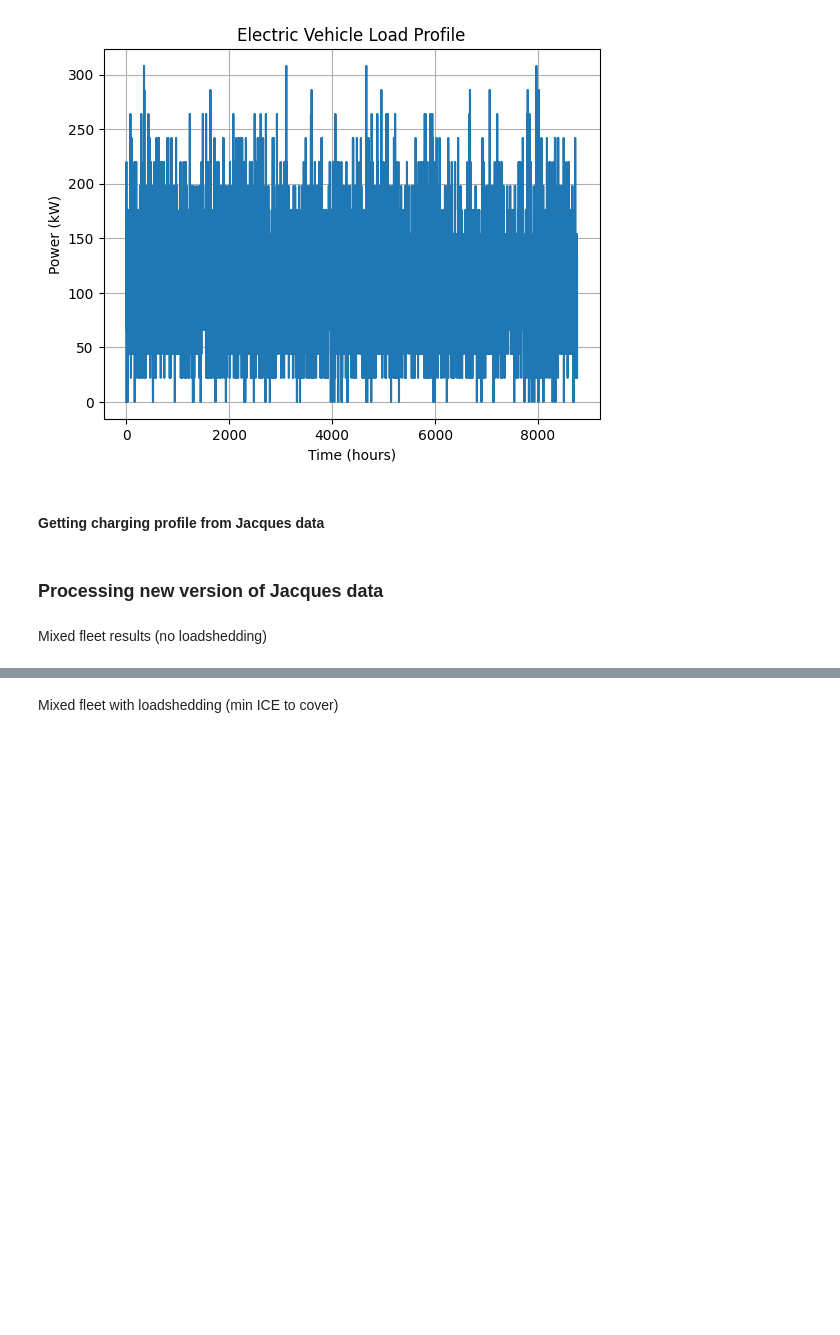
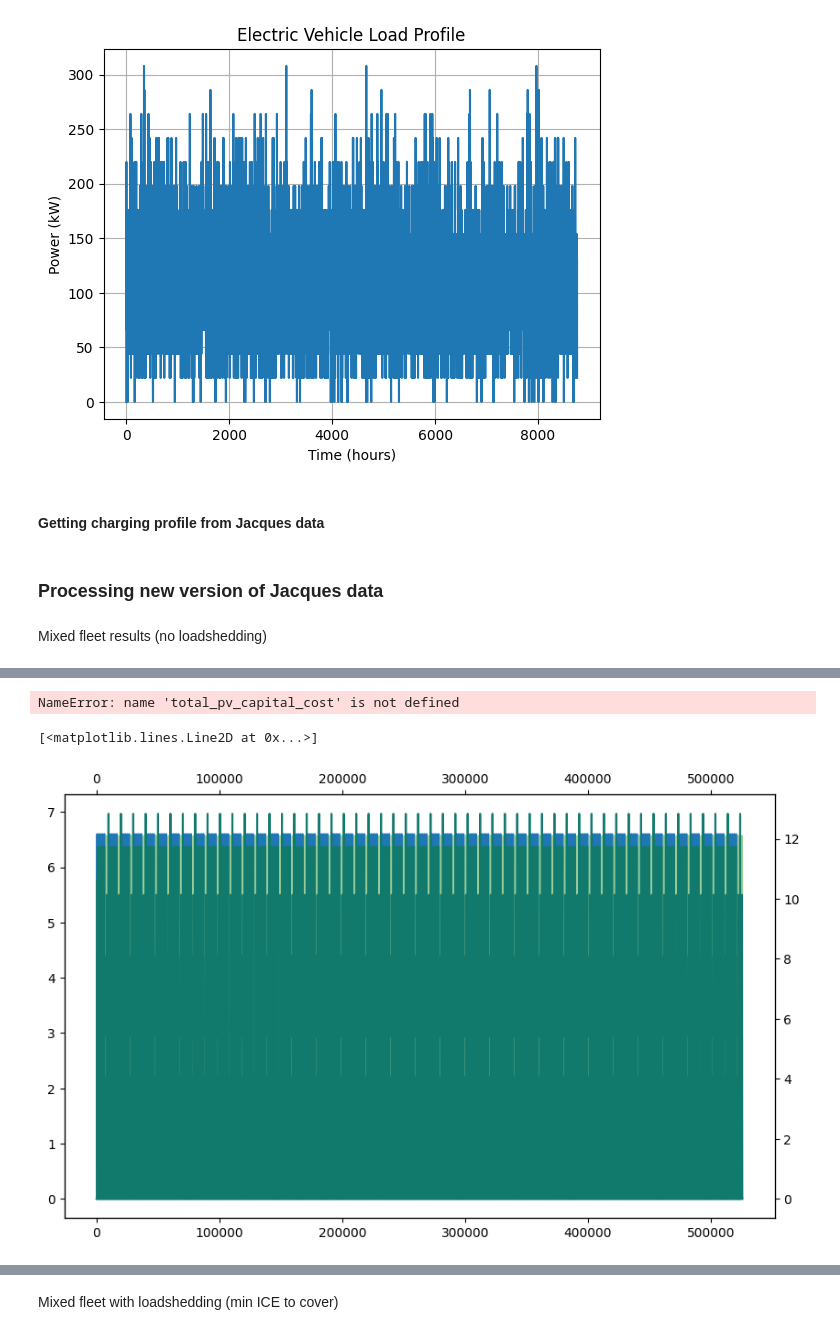
Before and after one commit to ChullEPG/solar_storage_sizing_optimization, a Jupyter notebook: run_model.ipynb, the cells around one changed output, grey strips where cells are left out. Cells and saved outputs as stored; diff of their text form; code cells hidden in the pictures; blank space fills up the shorter version.

```diff
--- a/run_model.ipynb
+++ b/run_model.ipynb
@@ -240,7 +276,7 @@ def process_ev_schedule_data(filepath):
     return station_load_profile
 
 
-def downsample_hourly_to_minutely(df):
+def downsample_minutely_to_hourly(df):
 
     # Select every 60th row using array indexing
     hourly_charging_profile = df.rolling(window=60).sum().iloc[::60]
@@ -289,10 +325,10 @@ annual_75_perc_ev = pd.concat([pd.concat([weekly_75_perc_ev] * 52, ignore_index=
 annual_100_perc_ev = pd.concat([pd.concat([weekly_100_perc_ev] * 52, ignore_index=True), sat_100_perc_ev], ignore_index=True)
 
 # Downsample from minutely to hourly
-annual_25_perc_ev = downsample_hourly_to_minutely(annual_25_perc_ev)
-annual_50_perc_ev = downsample_hourly_to_minutely(annual_50_perc_ev)
-annual_75_perc_ev = downsample_hourly_to_minutely(annual_75_perc_ev)
-annual_100_perc_ev = downsample_hourly_to_minutely(annual_100_perc_ev)
+annual_25_perc_ev = downsample_minutely_to_hourly(annual_25_perc_ev)
+annual_50_perc_ev = downsample_minutely_to_hourly(annual_50_perc_ev)
+annual_75_perc_ev = downsample_minutely_to_hourly(annual_75_perc_ev)
+annual_100_perc_ev = downsample_minutely_to_hourly(annual_100_perc_ev)
 
 plt.plot(weekly_100_perc_ev)
 plt.xlabel("Hour")
@@ -318,0 +387,13 @@ See the caveats in the documentation: https://pandas.pydata.org/pandas-docs/stab
+# %%
+import economic_analysis
+economic_analysis.total_pv_capital_cost(700,a)
+# %% [output]
+NameError: name 'total_pv_capital_cost' is not defined
+# %%
+fig, ax = plt.subplots(figsize=(10, 6))
+ax.plot(annual_25_perc_ev, label='25% EV Penetration')
+ax_new = ax.twinx().twiny()
+ax_new.plot(annual_50_perc_ev, label='50% EV Penetration', color = 'green', alpha = 0.4)
+# %% [output]
+[<matplotlib.lines.Line2D at 0x...>]
+[figure, added]
```
Also changed, not shown: parts of 13 cells of this notebook, 31 other files.
